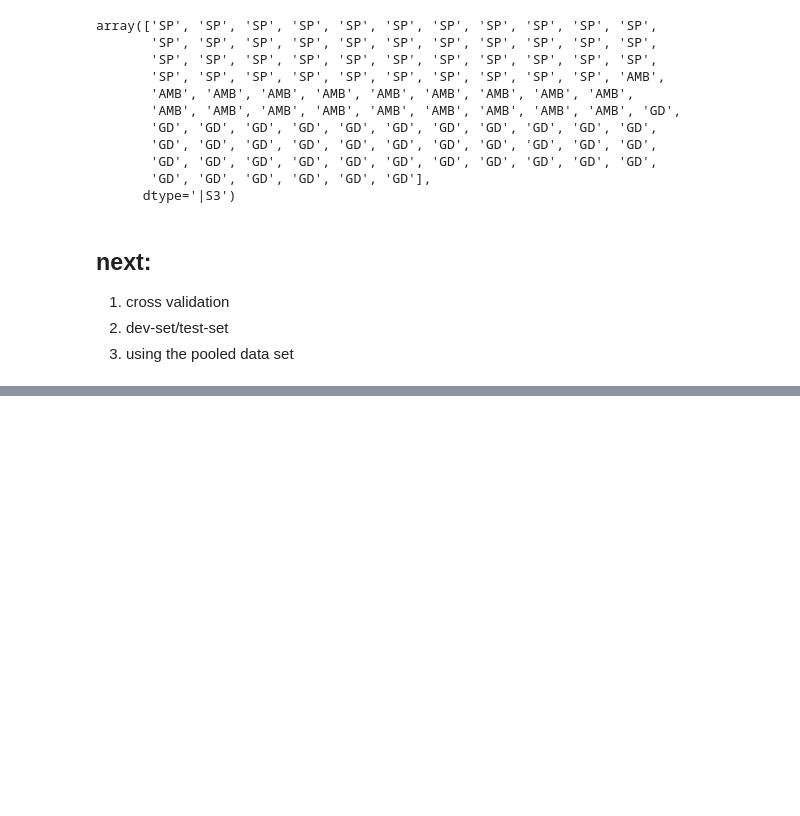
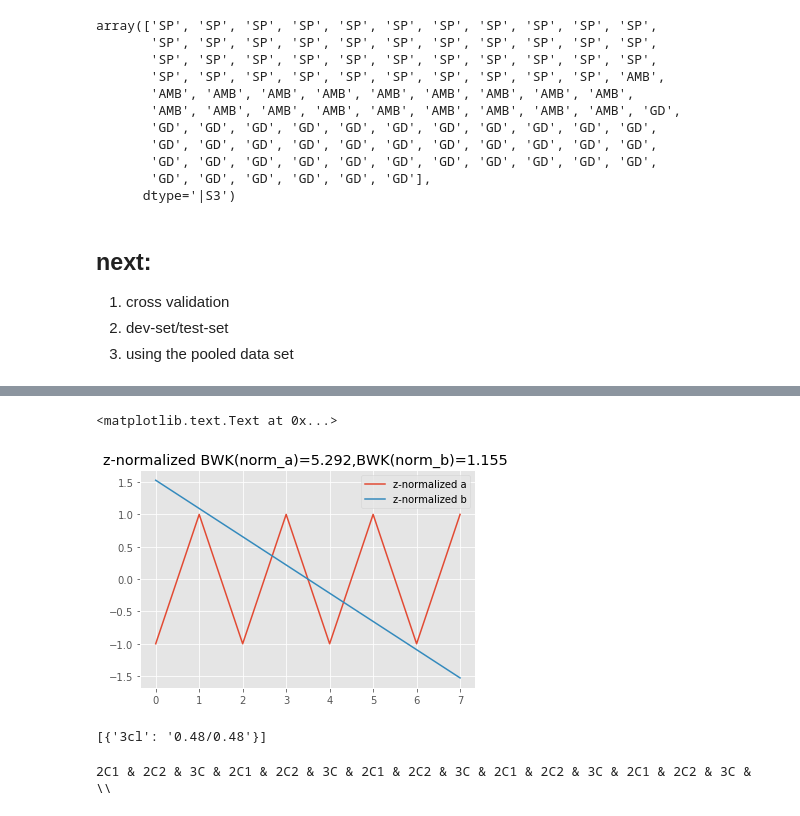
Before and after one commit to zangsir/SPM, a Jupyter notebook: classification_code.ipynb, the cells around one changed output, grey strips where cells are left out. Drawn from its saved outputs; the diff is of its cells as text; code cells hidden in the pictures; blank space fills up the shorter version.

```diff
--- a/classification_code.ipynb
+++ b/classification_code.ipynb
@@ -117,0 +325,8 @@ array(['SP', 'SP', 'SP', 'SP', 'SP', 'SP', 'SP', 'SP', 'SP', 'SP', 'SP',
+# %%
+plt.plot(an,label='z-normalized a')
+plt.plot(bn,label='z-normalized b')
+plt.legend()
+plt.title("z-normalized BWK(norm_a)=5.292,BWK(norm_b)=1.155 ")
+# %% [output]
+<matplotlib.text.Text at 0x...>
+[figure, added]
@@ -117,0 +341,8 @@ array(['SP', 'SP', 'SP', 'SP', 'SP', 'SP', 'SP', 'SP', 'SP', 'SP', 'SP',
+# %%
+total_dict['merged']
+# %% [output]
+[{'3cl': '0.48/0.48'}]
+# %%
+print '2C1 & 2C2 & 3C & ' *5 + '\\\\'
+# %% [output]
+2C1 & 2C2 & 3C & 2C1 & 2C2 & 3C & 2C1 & 2C2 & 3C & 2C1 & 2C2 & 3C & 2C1 & 2C2 & 3C & \\
```
Also changed, not shown: parts of 34 cells of this notebook, 7 other files.
